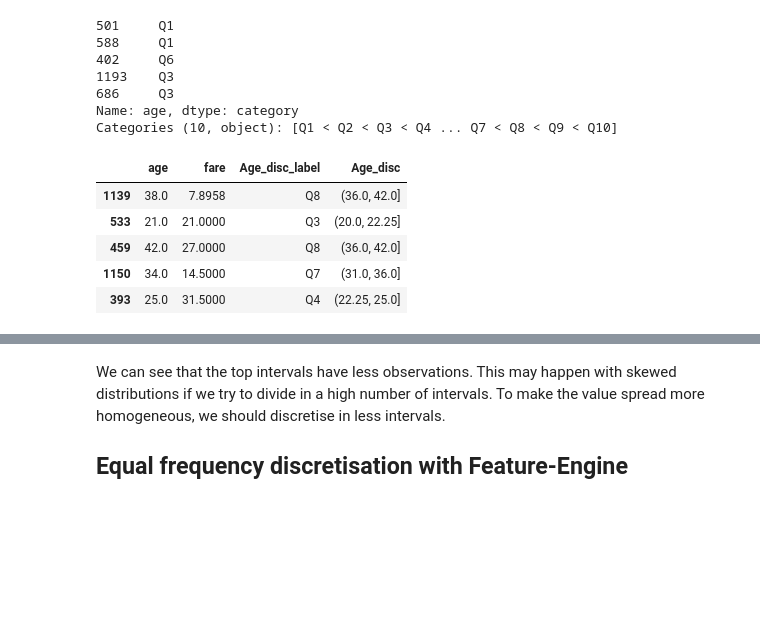
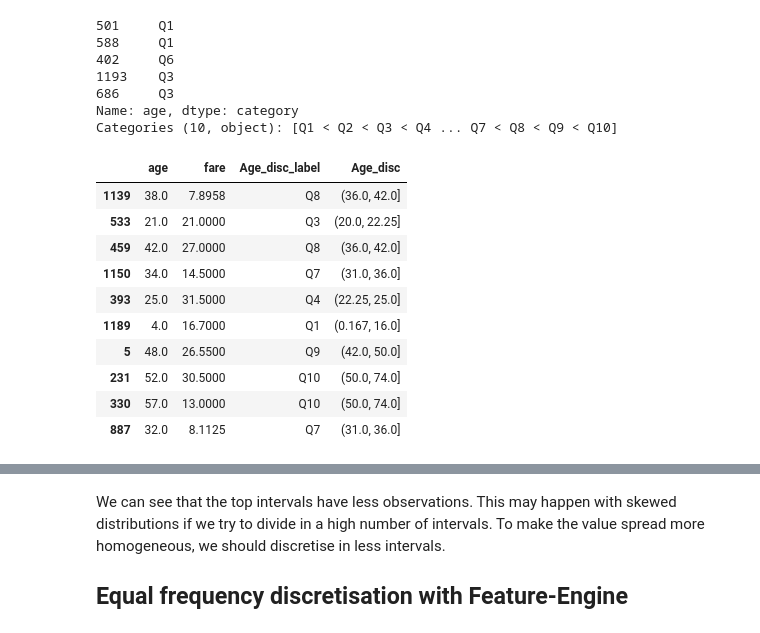
Before and after one commit to solegalli/feature-engineering-for-machine-learning, a Jupyter notebook: Section-08-Discretisation/08.02-Equal-frequency-discretisation.ipynb, the cells around one changed output, grey strips where cells are left out. Cells and saved outputs as stored; diff of their text form; code cells hidden in the pictures; blank space fills up the shorter version.

```diff
--- a/Section-08-Discretisation/08.02-Equal-frequency-discretisation.ipynb
+++ b/Section-08-Discretisation/08.02-Equal-frequency-discretisation.ipynb
@@ -197,18 +197,23 @@ Categories (10, object): [Q1 < Q2 < Q3 < Q4 ... Q7 < Q8 < Q9 < Q10]
 # %%
 # to transform the test set:
 # we use pandas cut method (instead of qcut) and
 # pass the quantile edges calculated in the training set
 
 X_test['Age_disc_label'] = pd.cut(x = X_test['age'], bins=intervals, labels=labels)
 X_test['Age_disc'] = pd.cut(x = X_test['age'], bins=intervals)
 
-X_test.head()
+X_test.head(10)
 # %% [output]
 |  | age | fare | Age_disc_label | Age_disc |
 | 1139 | 38.0 | 7.8958 | Q8 | (36.0, 42.0] |
 | 533 | 21.0 | 21.0000 | Q3 | (20.0, 22.25] |
 | 459 | 42.0 | 27.0000 | Q8 | (36.0, 42.0] |
 | 1150 | 34.0 | 14.5000 | Q7 | (31.0, 36.0] |
 | 393 | 25.0 | 31.5000 | Q4 | (22.25, 25.0] |
+| 1189 | 4.0 | 16.7000 | Q1 | (0.167, 16.0] |
+| 5 | 48.0 | 26.5500 | Q9 | (42.0, 50.0] |
+| 231 | 52.0 | 30.5000 | Q10 | (50.0, 74.0] |
+| 330 | 57.0 | 13.0000 | Q10 | (50.0, 74.0] |
+| 887 | 32.0 | 8.1125 | Q7 | (31.0, 36.0] |
 # %%
 # let's check that we have equal frequency (equal number of observations per bin)
```
Also changed, not shown: parts of 2 cells of this notebook, 22 other files.
